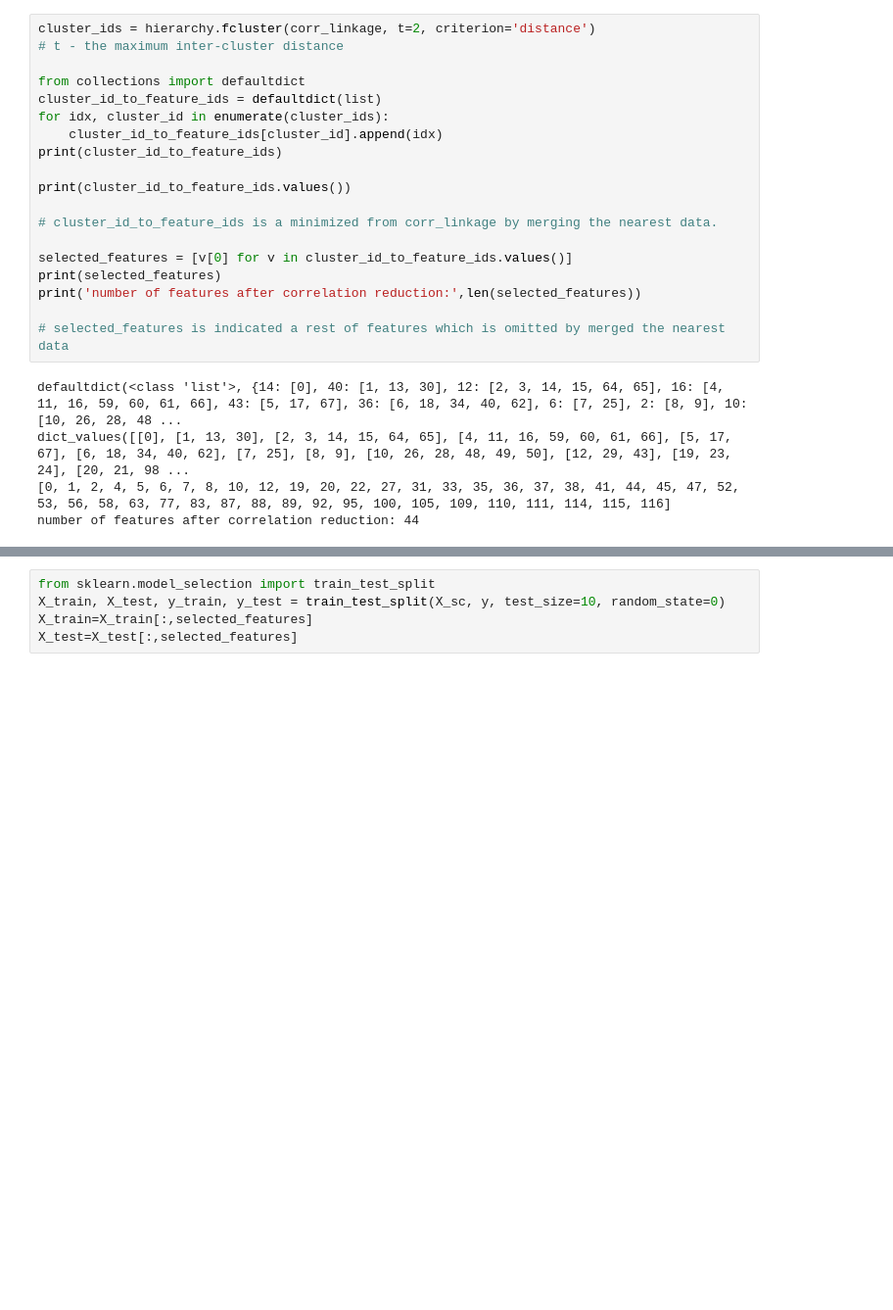
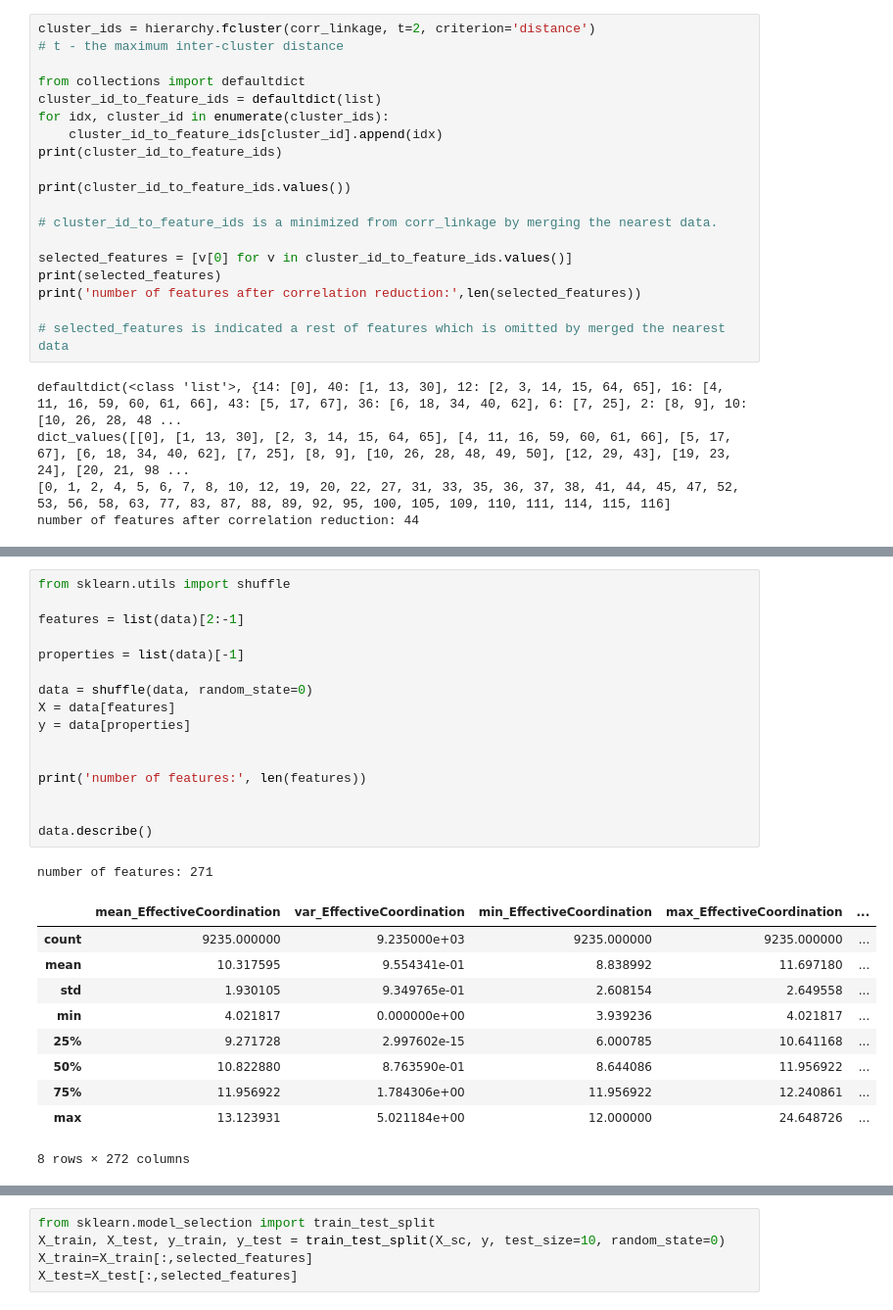
Before and after one commit to SUNWOUNG/HOMEWORK, a Jupyter notebook: project1.ipynb, the cells around one changed output, grey strips where cells are left out. Shown at 98% size. Saved outputs shown, nothing was run; the diff lists cells and outputs as text; blank space fills up the shorter version.

```diff
--- a/project1.ipynb
+++ b/project1.ipynb
@@ -201,0 +388,28 @@ number of features after correlation reduction: 44
+# %%
+from sklearn.utils import shuffle
+
+features = list(data)[2:-1]
+
+properties = list(data)[-1]
+
+data = shuffle(data, random_state=0)
+X = data[features]
+y = data[properties]
+
+
+print('number of features:', len(features))
+
+
+data.describe()
+# %% [output]
+number of features: 271
+|  | mean_EffectiveCoordination | var_EffectiveCoordination | min_EffectiveCoordination | max_EffectiveCoordination | ... |
+| count | 9235.000000 | 9.235000e+03 | 9235.000000 | 9235.000000 | ... |
+| mean | 10.317595 | 9.554341e-01 | 8.838992 | 11.697180 | ... |
+| std | 1.930105 | 9.349765e-01 | 2.608154 | 2.649558 | ... |
+| min | 4.021817 | 0.000000e+00 | 3.939236 | 4.021817 | ... |
+| 25% | 9.271728 | 2.997602e-15 | 6.000785 | 10.641168 | ... |
+| 50% | 10.822880 | 8.763590e-01 | 8.644086 | 11.956922 | ... |
+| 75% | 11.956922 | 1.784306e+00 | 11.956922 | 12.240861 | ... |
+| max | 13.123931 | 5.021184e+00 | 12.000000 | 24.648726 | ... |
+8 rows × 272 columns
```
Also changed, not shown: parts of 33 cells of this notebook.
